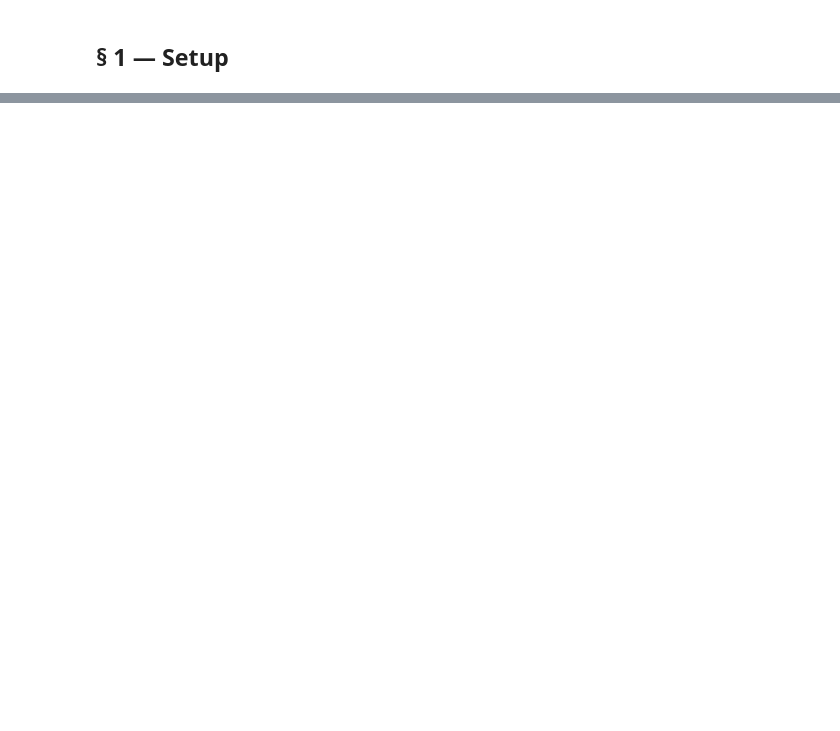
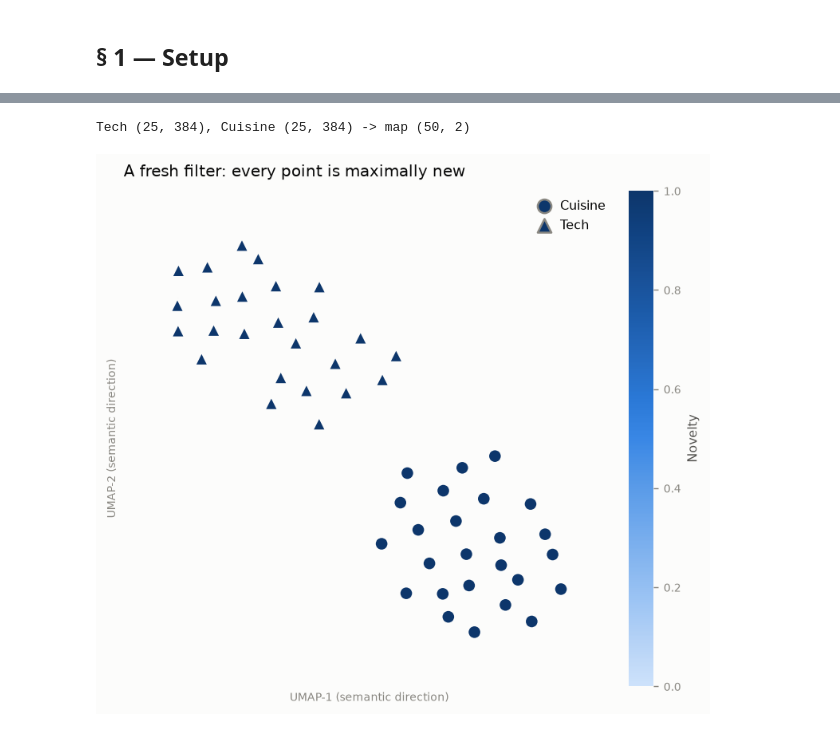
Before and after one commit to clembarr/ffbf-novelty-detector, a Jupyter notebook: notebooks/ffbf_semantic_demo.ipynb, the cells around one changed output, grey strips where cells are left out. Cells and saved outputs as stored; diff of their text form; code cells hidden in the pictures; blank space fills up the shorter version.

Commit message:
Notebook UX and graphs intelibility + fixed critic issue on thick shapes

```diff
--- a/notebooks/ffbf_semantic_demo.ipynb
+++ b/notebooks/ffbf_semantic_demo.ipynb
@@ -274,0 +111,37 @@ plt.show()
+# %%
+tech_emb = model.encode(TECH, convert_to_numpy=True).astype(np.float32)
+cuisine_emb = model.encode(CUISINE, convert_to_numpy=True).astype(np.float32)
+all_emb = np.vstack([tech_emb, cuisine_emb])
+DOMAINS: list[str] = ["Tech"] * len(TECH) + ["Cuisine"] * len(CUISINE)
+
+tech_stream = tech_emb[:20]   #fed to the filter during Act I
+tech_holdout = tech_emb[20:]  #never fed — the generalisation probe
+
+#cosine matches how the embeddings were trained; a large n_neighbors on such a small corpus
+#keeps the global layout readable instead of collapsing each domain into a dot
+coords = umap.UMAP(
+    n_components=2,
+    n_neighbors=25,
+    min_dist=0.6,
+    spread=1.5,
+    metric="cosine",
+    random_state=42,
+).fit_transform(all_emb)
+print(f"Tech {tech_emb.shape}, Cuisine {cuisine_emb.shape} -> map {coords.shape}")
+# %% [output]
+Tech (25, 384), Cuisine (25, 384) -> map (50, 2)
+# %%
+#every point is at 1.0 here, so the uniform shade is the baseline the next maps depart from
+fig, ax = plt.subplots(figsize=(7.5, 5.5))
+plot_novelty_map(
+    coords,
+    novelty_of(f, all_emb),
+    domains=DOMAINS,
+    title="A fresh filter: every point is maximally new",
+    axis_labels=("UMAP-1 (semantic direction)", "UMAP-2 (semantic direction)"),
+    ax=ax,
+)
+plt.tight_layout()
+plt.show()
+# %% [output]
+[figure, added]
```
Also changed, not shown: parts of 66 cells of this notebook, 13 other files.
